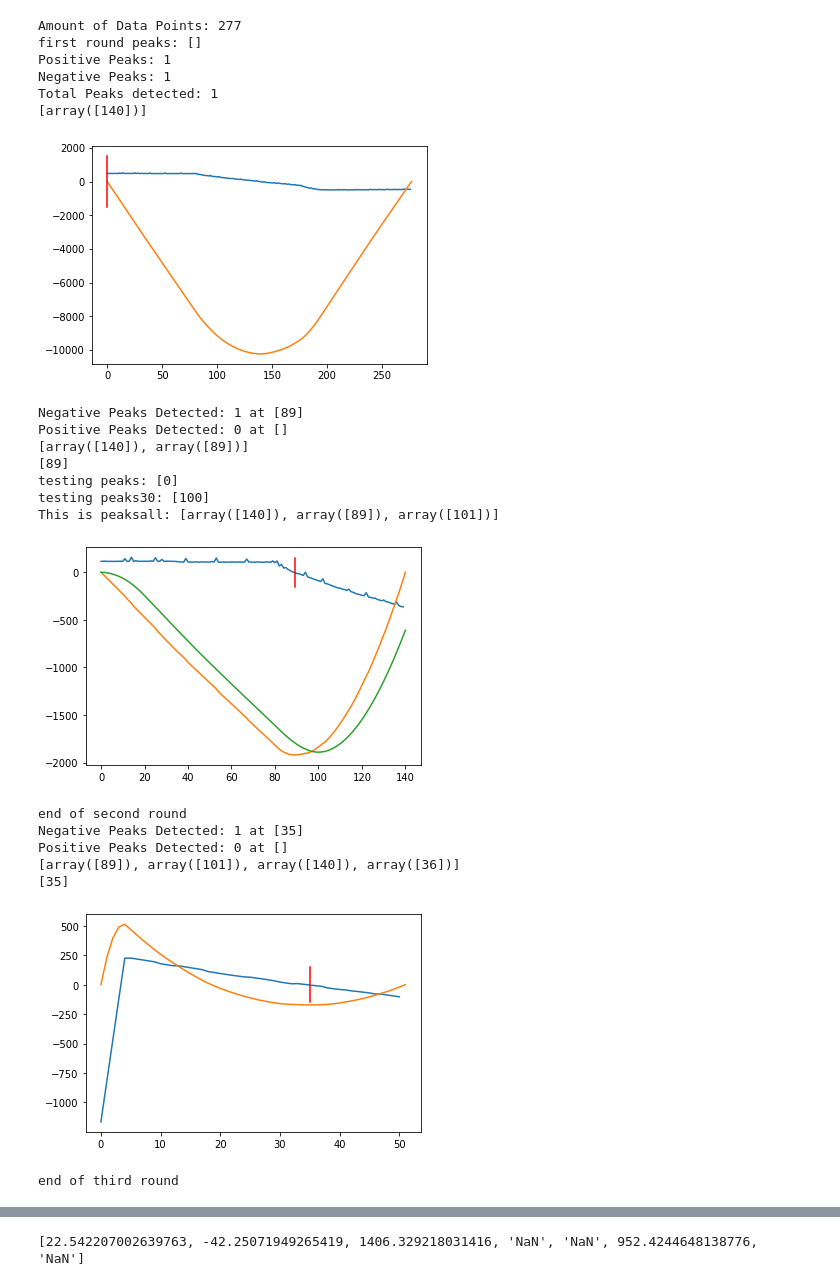
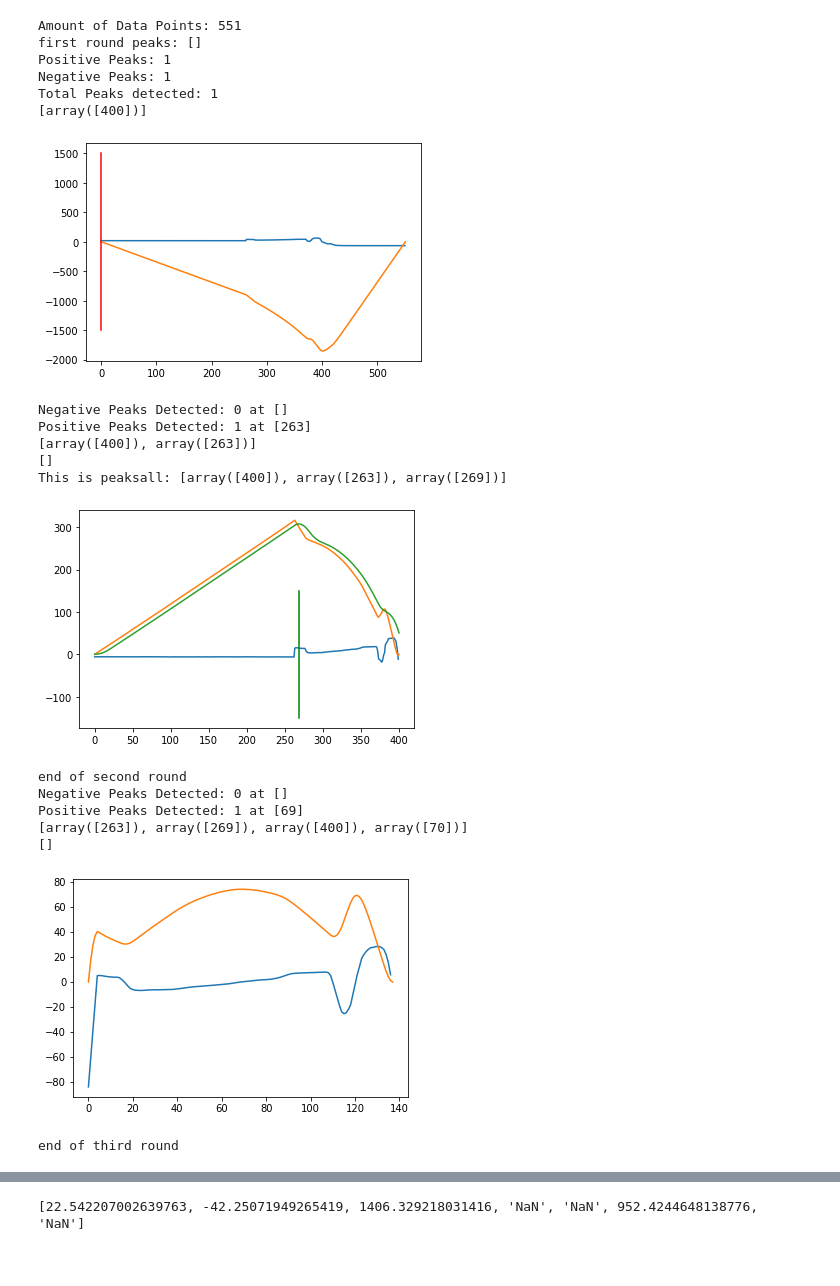
Before and after one commit to Space-Enterprise-at-Berkeley/Wireless-Transmission, a Jupyter notebook: DataMonitoring/data_analysis_final.ipynb, the cells around one changed output, grey strips where cells are left out. Drawn from its saved outputs; the diff is of its cells as text; code cells hidden in the pictures.

Commit message:
updated data_analysis_final
updated data analysis jupyter for new data format/interpolation

```diff
--- a/DataMonitoring/data_analysis_final.ipynb
+++ b/DataMonitoring/data_analysis_final.ipynb
@@ -11,5 +11,5 @@ from scipy.signal import savgol_filter, lfilter
 from statistics import mean
 from scipy.interpolate import interp1d
 # %%
-data1,t1,l_temp1,l_pwm1,lox_tp1,p_tp1,l_inj1,p_inj1,high_p1,v1,p1,e1= read_data("waterflow5_2020-11-07__19_35.csv")
+data1,t1,lox_tp1,p_tp1,l_inj1,p_inj1,high_p1= read_data("flow2_2020-12-05__16_13.csv")
 # %% [output]
@@ -45,27 +55,25 @@ for i in high:
 # high2 = [highPressureConversion(raw) for raw in high]
     #print(splitting[1][1])
 # %%
-detect1 = detect_peaks(high_tank2)
+detect1 = detect_peaks(lox_tank2)
 # %% [output]
-Amount of Data Points: 277
+Amount of Data Points: 551
 first round peaks: []
 Positive Peaks: 1
 Negative Peaks: 1
 Total Peaks detected: 1
-[array([140])]
+[array([400])]
-[figure, old version]
+[figure, new version]
-Negative Peaks Detected: 1 at [89]
-Positive Peaks Detected: 0 at []
-[array([140]), array([89])]
-[89]
-testing peaks: [0]
-testing peaks30: [100]
-This is peaksall: [array([140]), array([89]), array([101])]
+Negative Peaks Detected: 0 at []
+Positive Peaks Detected: 1 at [263]
+[array([400]), array([263])]
+[]
+This is peaksall: [array([400]), array([263]), array([269])]
-[figure, old version]
+[figure, new version]
 end of second round
-Negative Peaks Detected: 1 at [35]
-Positive Peaks Detected: 0 at []
-[array([89]), array([101]), array([140]), array([36])]
-[35]
+Negative Peaks Detected: 0 at []
+Positive Peaks Detected: 1 at [69]
+[array([263]), array([269]), array([400]), array([70])]
+[]
-[figure, old version]
+[figure, new version]
 end of third round
```
Also changed, not shown: parts of 14 cells of this notebook.
